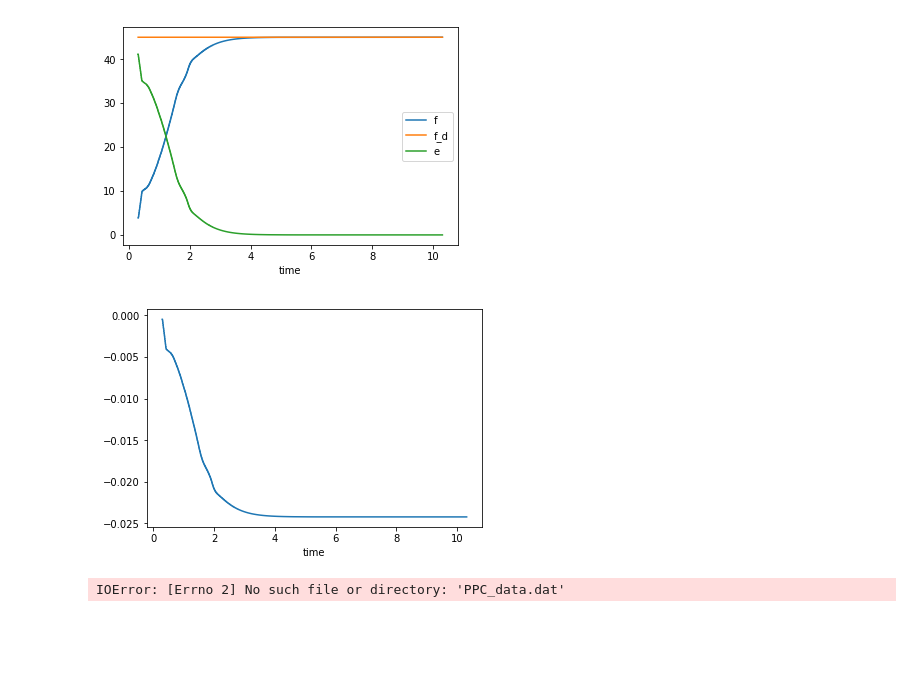
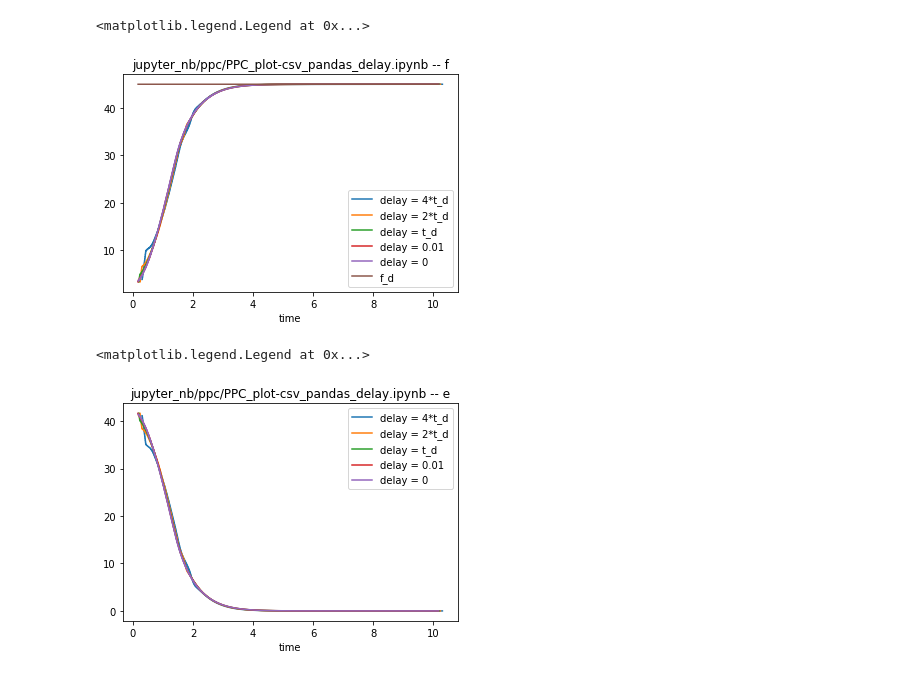
Before and after one commit to ipa-lth/jupyter_nb, a Jupyter notebook: ppc/PPC_plot-csv_pandas_delay.ipynb, the cells around one changed output. Cells and saved outputs as stored; diff of their text form; code cells hidden in the pictures; blank space fills up the shorter version.

```diff
--- a/ppc/PPC_plot-csv_pandas_delay.ipynb
+++ b/ppc/PPC_plot-csv_pandas_delay.ipynb
@@ -166,7 +153,4 @@ plt.show()
 # %%
-import pandas as pd
-import matplotlib.pyplot as plt
-plt.rcParams['font.family'] = 'Times New Roman'
 
 folder = '/home/lth/catkin_ws/src/pitasc/applications/ppc/logs/2019-02-14/delay0_066/'
 
@@ -210,8 +194,9 @@ de = pd.read_csv(folder + files[3],
 de = de.set_index('time')
 
 data = df.join([df_d, de, du], how='outer')
-data = data.fillna(method='pad')
-data.loc[:, data.columns != 'u'].plot()
-plt.show()
-data['u'].plot()
-plt.show()
+data066 = data.fillna(method='pad')
+
+#data.loc[:, data.columns != 'u'].plot()
+#plt.show()
+#data['u'].plot()
+#plt.show()
@@ -221,7 +203,4 @@ plt.show()
 # %%
-import pandas as pd
-import matplotlib.pyplot as plt
-plt.rcParams['font.family'] = 'Times New Roman'
 
 folder = '/home/lth/catkin_ws/src/pitasc/applications/ppc/logs/2019-02-14/delay0_132/'
 
@@ -265,30 +244,39 @@ de = pd.read_csv(folder + files[3],
 de = de.set_index('time')
 
 data = df.join([df_d, de, du], how='outer')
-data = data.fillna(method='pad')
-data.loc[:, data.columns != 'u'].plot()
-plt.show()
-data['u'].plot()
-plt.show()
+data0132 = data.fillna(method='pad')
+
+#data.loc[:, data.columns != 'u'].plot()
+#plt.show()
+#data['u'].plot()
+#plt.show()
-# %% [output]
-[figure, removed]
-[figure, removed]
-# %%
-fig= plt.figure()
-a1 = fig.add_subplot(111)
-plt.plot(t,rho,linestyle='--',color='#808080',label='Performanzgrenzen')
-plt.plot(t,e,'g',label='Abweichung')
-
-plt.plot([0,12],[-3,-3],linestyle='--',color='#808080')
-a1.set_xlim(0,5)
-a1.set_ylim(-5,50)
-a1.set_xlabel('Zeit [s]',fontsize=18)
-a1.set_ylabel('Ausmaß der Kraft [N]',fontsize=18)
-a1.legend( fontsize=18)
-plt.xticks(fontsize=18)
-plt.yticks(fontsize=18)
-plt.grid(True)
-
-fig.savefig('first.pdf',dpi=1200)
-# %% [output]
-IOError: [Errno 2] No such file or directory: 'PPC_data.dat'
+# %%
+col = 'f'
+data0132[col].plot(label='delay = 4*t_d')
+data066[col].plot(label='delay = 2*t_d')
+data033[col].plot(label='delay = t_d')
+data01[col].plot(label='delay = 0.01')
+data0[col].plot(label='delay = 0')
+
+data0['f_d'].plot(label='f_d')
+
+plt.title('jupyter_nb/ppc/PPC_plot-csv_pandas_delay.ipynb -- f')
+
+plt.legend()
+# %% [output]
+<matplotlib.legend.Legend at 0x...>
+[figure, added]
+# %%
+col = 'e'
+data0132[col].plot(label='delay = 4*t_d')
+data066[col].plot(label='delay = 2*t_d')
+data033[col].plot(label='delay = t_d')
+data01[col].plot(label='delay = 0.01')
+data0[col].plot(label='delay = 0')
+
+plt.title('jupyter_nb/ppc/PPC_plot-csv_pandas_delay.ipynb -- e')
+
+plt.legend()
+# %% [output]
+<matplotlib.legend.Legend at 0x...>
+[figure, added]
```
Also changed, not shown: parts of 7 cells of this notebook, 5 other files.
